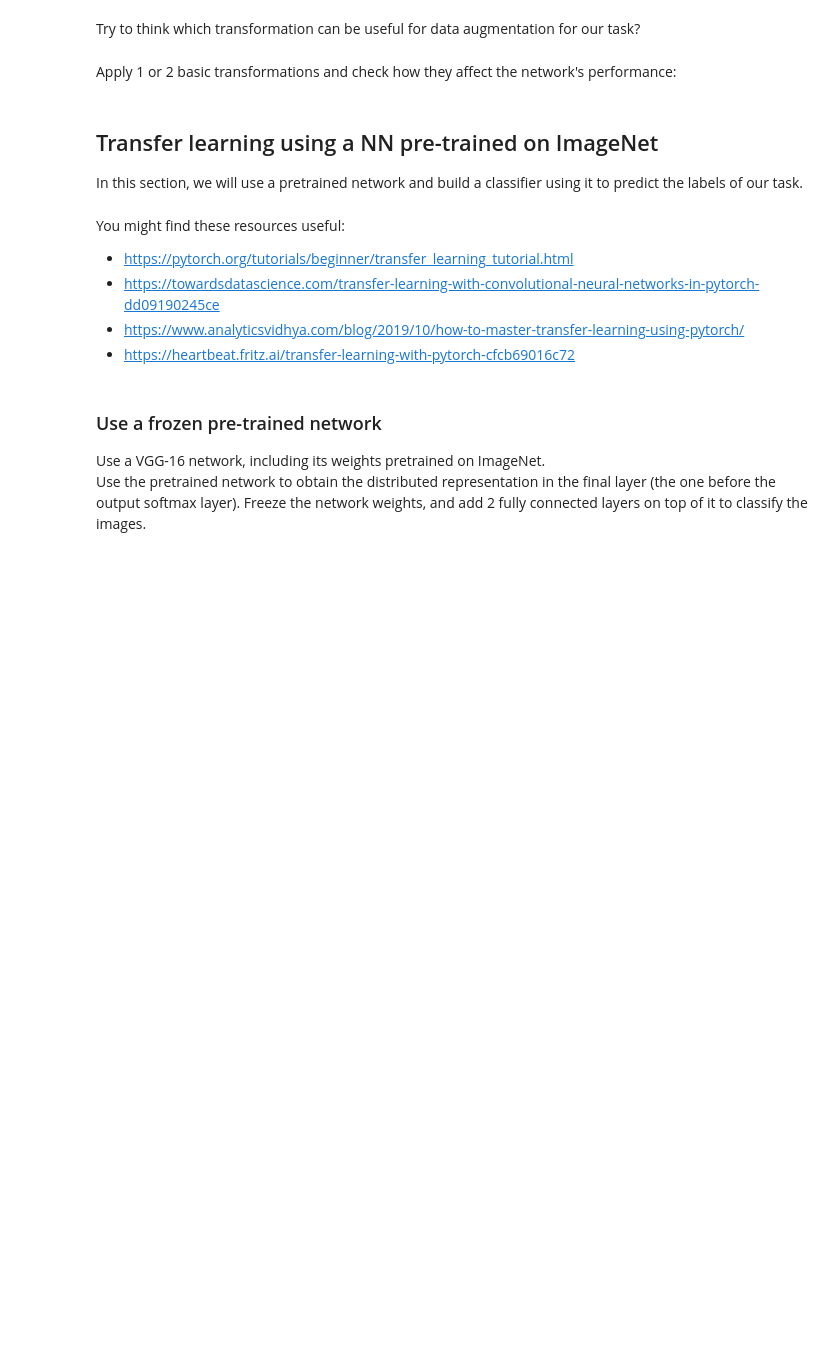
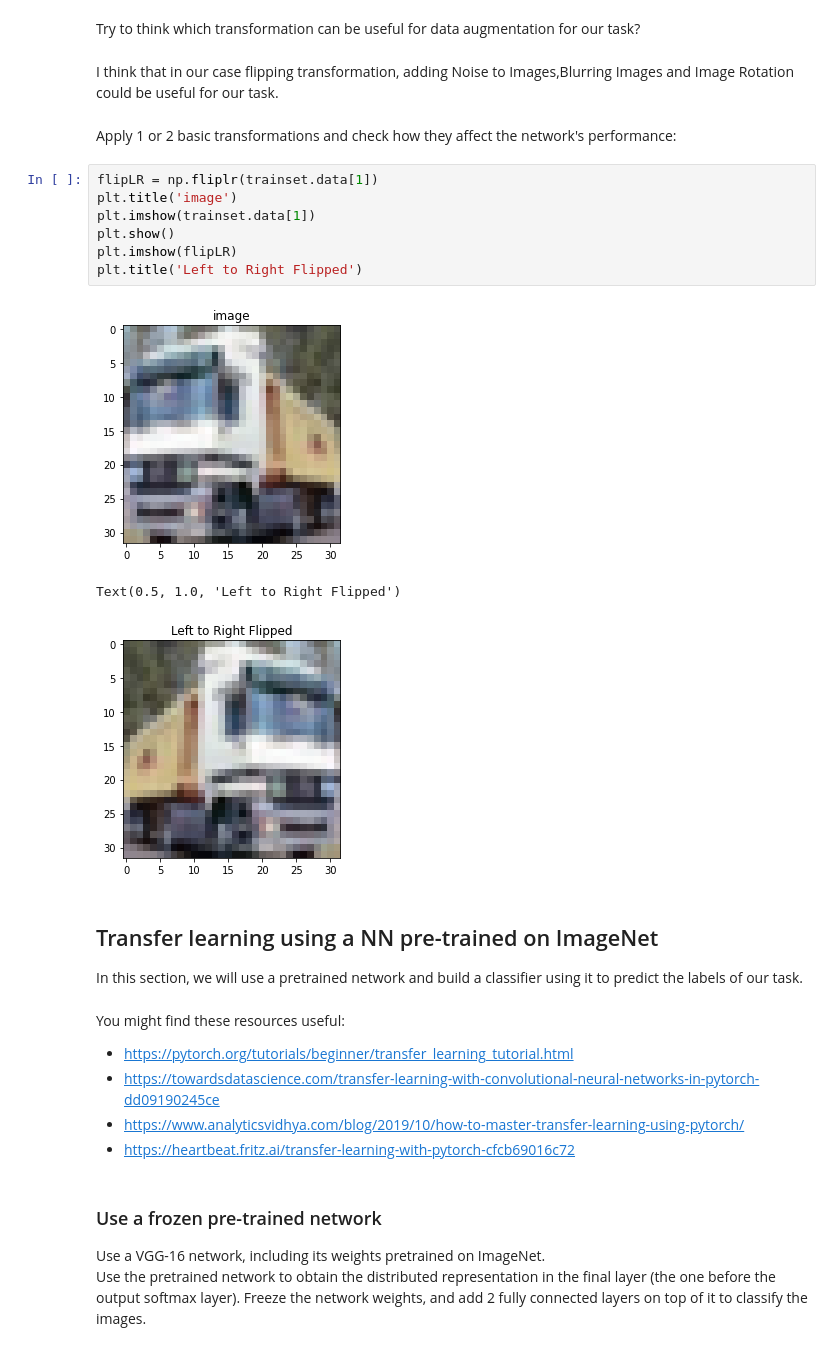
Before and after one commit to GreJerdev/Y-data, a Jupyter notebook: dl/home_work2/NN_in_pytorch.ipynb, the cells around one changed output. Cells and saved outputs as stored; diff of their text form; blank space fills up the shorter version.

```diff
--- a/dl/home_work2/NN_in_pytorch.ipynb
+++ b/dl/home_work2/NN_in_pytorch.ipynb
@@ -497,7 +591,21 @@ Useful resources:
 # %% [markdown]
 Try to think which transformation can be useful for data augmentation for our task?
+# %% [markdown]
+I think that in our case flipping transformation,
+adding Noise to Images,Blurring Images and Image Rotation could be useful for our task.
 # %% [markdown]
 Apply 1 or 2 basic transformations and check how they affect the network's performance:
+# %%
+flipLR = np.fliplr(trainset.data[1])
+plt.title('image')
+plt.imshow(trainset.data[1])
+plt.show()
+plt.imshow(flipLR)
+plt.title('Left to Right Flipped')
+# %% [output]
+[figure, added]
+Text(0.5, 1.0, 'Left to Right Flipped')
+[figure, added]
 # %% [markdown]
 ## Transfer learning using a NN pre-trained on ImageNet
 In this section, we will use a pretrained network and build a classifier using it to predict the labels of our task.
```
Also changed, not shown: parts of 18 cells of this notebook.
